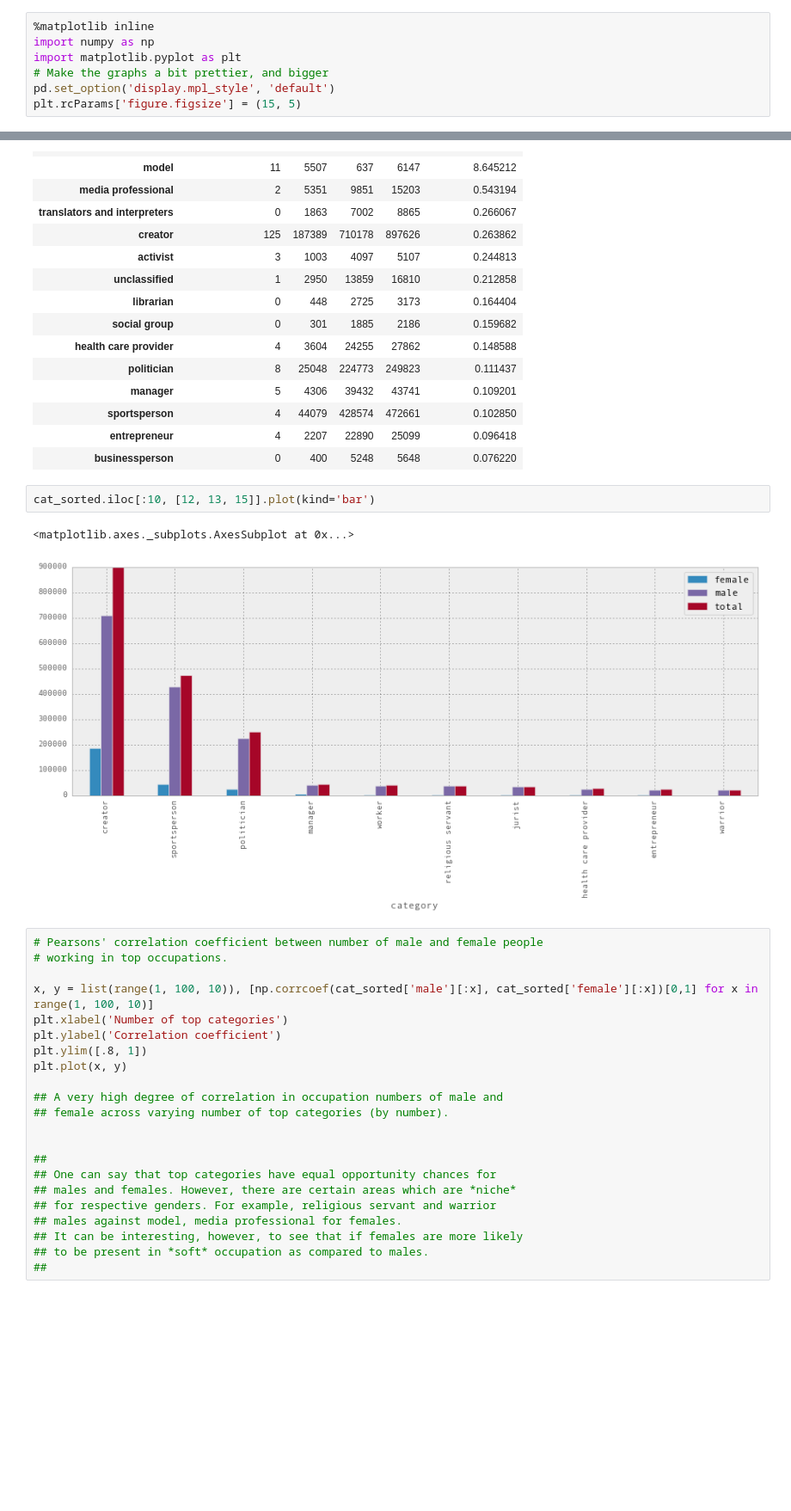
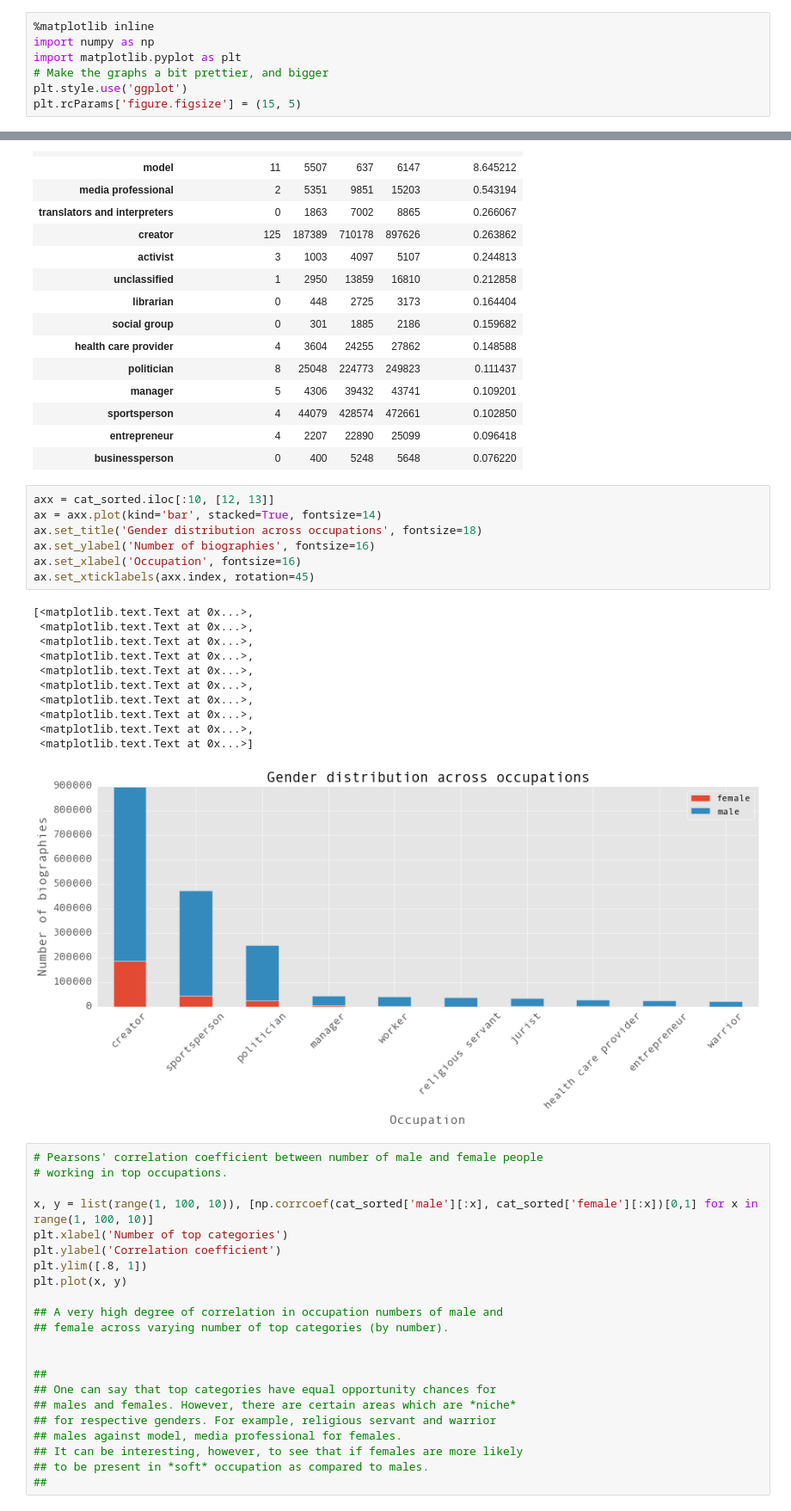
Before and after one commit to notconfusing/WIGI, a Jupyter notebook: analysis/analyze_occupation.ipynb, the cells around one changed output, grey strips where cells are left out. Shown at 86% size. Cells and saved outputs as stored; diff of their text form; blank space fills up the shorter version.

```diff
--- a/analysis/analyze_occupation.ipynb
+++ b/analysis/analyze_occupation.ipynb
@@ -24,7 +24,7 @@
 import numpy as np
 import matplotlib.pyplot as plt
 # Make the graphs a bit prettier, and bigger
-pd.set_option('display.mpl_style', 'default')
+plt.style.use('ggplot')
 plt.rcParams['figure.figsize'] = (15, 5)
 # %%
 occ['total'] = occ[occ.columns[2:]].sum(axis=1)
@@ -198,11 +198,25 @@ fm.sort('female/male ratio', ascending=False).iloc[:, [0, 12, 13, 15, 17]].head(
 | sportsperson | 4 | 44079 | 428574 | 472661 | 0.102850 |
 | entrepreneur | 4 | 2207 | 22890 | 25099 | 0.096418 |
 | businessperson | 0 | 400 | 5248 | 5648 | 0.076220 |
-# %%
-cat_sorted.iloc[:10, [12, 13, 15]].plot(kind='bar')
-# %% [output]
-<matplotlib.axes._subplots.AxesSubplot at 0x...>
-[figure, removed]
+# %%
+axx = cat_sorted.iloc[:10, [12, 13]]
+ax = axx.plot(kind='bar', stacked=True, fontsize=14)
+ax.set_title('Gender distribution across occupations', fontsize=18)
+ax.set_ylabel('Number of biographies', fontsize=16)
+ax.set_xlabel('Occupation', fontsize=16)
+ax.set_xticklabels(axx.index, rotation=45)
+# %% [output]
+[<matplotlib.text.Text at 0x...>,
+ <matplotlib.text.Text at 0x...>,
+ <matplotlib.text.Text at 0x...>,
+ <matplotlib.text.Text at 0x...>,
+ <matplotlib.text.Text at 0x...>,
+ <matplotlib.text.Text at 0x...>,
+ <matplotlib.text.Text at 0x...>,
+ <matplotlib.text.Text at 0x...>,
+ <matplotlib.text.Text at 0x...>,
+ <matplotlib.text.Text at 0x...>]
+[figure, added]
 # %%
 # Pearsons' correlation coefficient between number of male and female people
 # working in top occupations.
```
Also changed, not shown: 2 other files.
